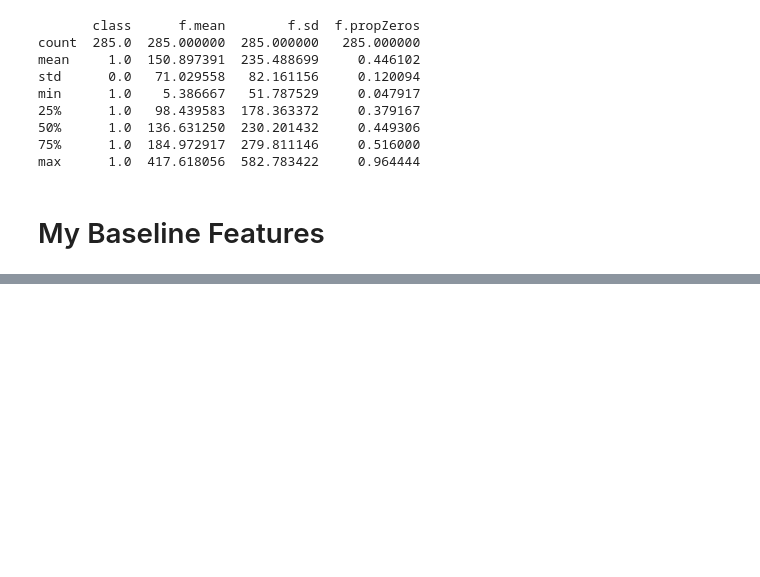
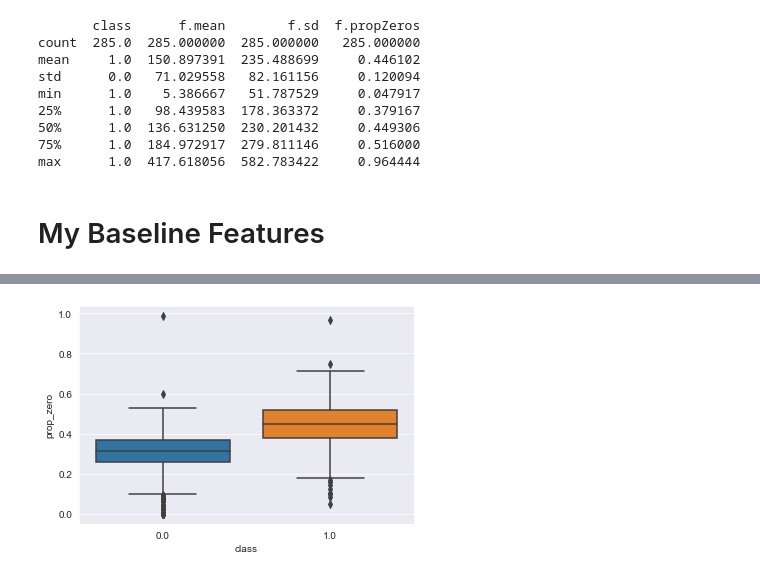
Before and after one commit to fellipepf/final-project-datascience-mtu, a Jupyter notebook: code/notebooks/EDA_Notebook.ipynb, the cells around one changed output, grey strips where cells are left out. Saved outputs shown, nothing was run; the diff lists cells and outputs as text; code cells hidden in the pictures; blank space fills up the shorter version.

```diff
--- a/code/notebooks/EDA_Notebook.ipynb
+++ b/code/notebooks/EDA_Notebook.ipynb
@@ -139,0 +208,5 @@ from psykose import stats_day_night
+# %%
+#proportion of zeros
+eda_baseline_boxplot(join_baselines, utils.Feature.PROP_ZEROS)
+# %% [output]
+[figure, added]
```
Also changed, not shown: parts of 11 cells of this notebook, 3 other files.
